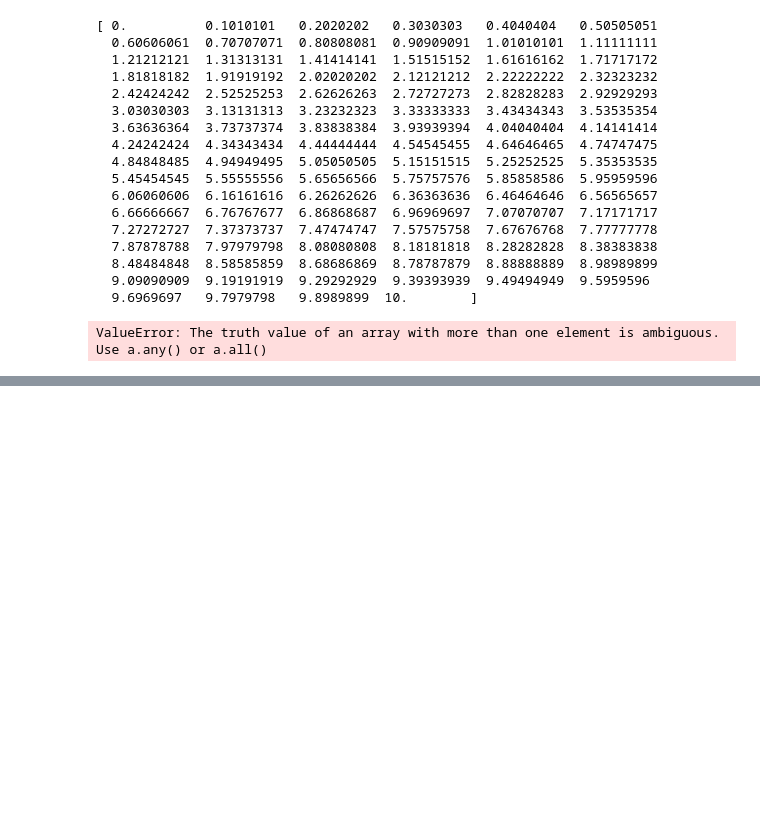
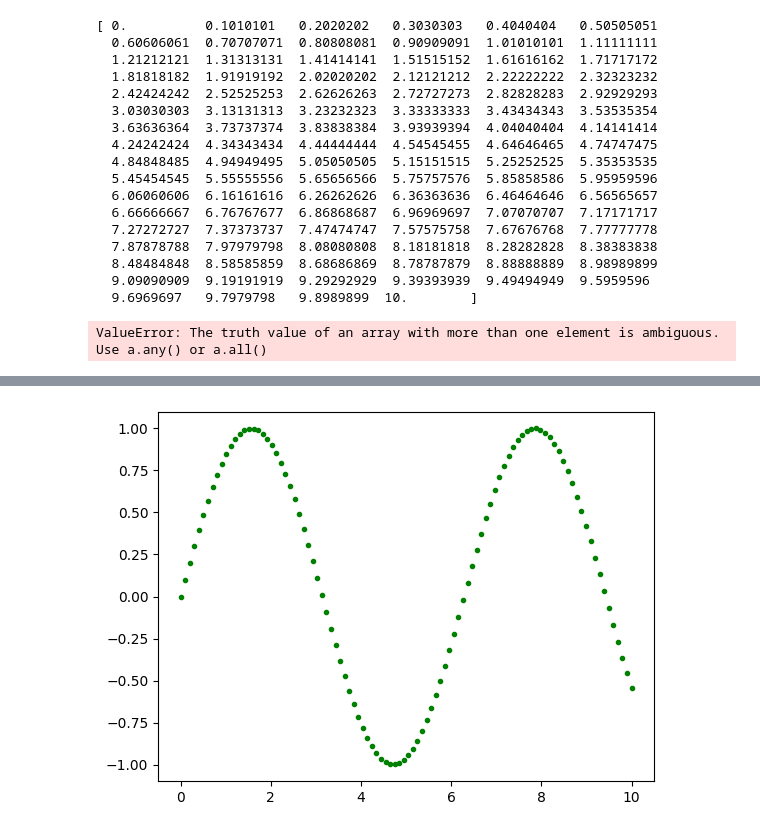
Before and after one commit to OmegaS48/MLDL_python, a Jupyter notebook: matplotlib.ipynb, the cells around one changed output, grey strips where cells are left out. Cells and saved outputs as stored; diff of their text form; code cells hidden in the pictures; blank space fills up the shorter version.

```diff
--- a/matplotlib.ipynb
+++ b/matplotlib.ipynb
@@ -109,0 +92,5 @@ plt.show()
+# %%
+plt.plot(x,y,"g.")
+plt.show()
+# %% [output]
+[figure, added]
```
Also changed, not shown: parts of 21 cells of this notebook.
